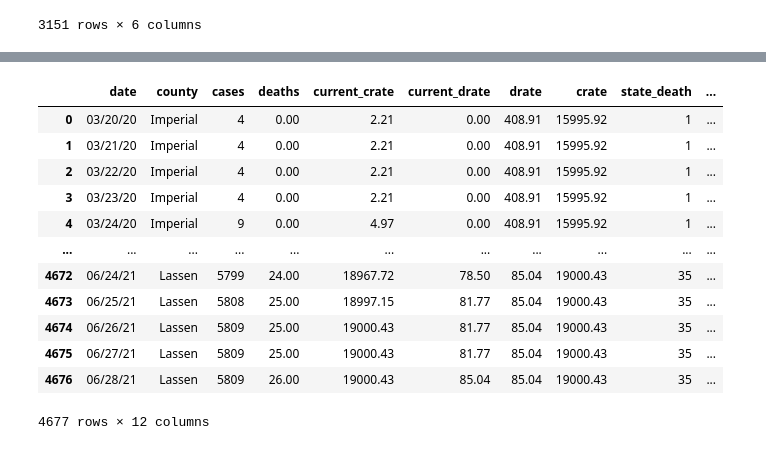
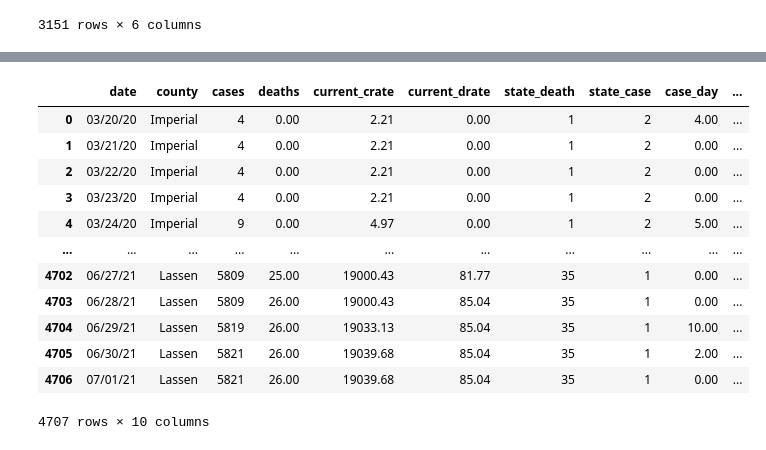
Before and after one commit to menlodoug/covid_crunching, a Jupyter notebook: pandas/COVID_USA.ipynb, the cells around one changed output, grey strips where cells are left out. Cells and saved outputs as stored; diff of their text form; code cells hidden in the pictures.

```diff
--- a/pandas/COVID_USA.ipynb
+++ b/pandas/COVID_USA.ipynb
@@ -94,7 +94,7 @@ counties
 # %%
 # Isolate data from most current day.
 
-counties_us = counties[(counties['date'] == '2021-06-28') & (counties['Region'] == 'County')]
+counties_us = counties[(counties['date'] == '2021-07-01') & (counties['Region'] == 'County')]
 counties_us
 # %% [output]
 |  | date | county | state | cases | deaths | FIPStxt | State2 | Region | population | current_crate | ... |
@@ -247,7 +247,7 @@ usa.to_csv('daily_covid_us.csv', index=False)
 # %%
 # Filter California data to show only numbers for today
 
-counties_cal = usa[(usa['date'] == '2021-06-28') & (usa['state'] == 'California')]
+counties_cal = usa[(usa['date'] == '2021-07-01') & (usa['state'] == 'California')]
 counties_cal
 # %% [output]
 |  | date | county | state | cases | deaths | FIPStxt | State2 | Region | population | current_crate | ... |
@@ -314,25 +314,25 @@ See the caveats in the documentation: https://pandas.pydata.org/pandas-docs/stab
 # %%
 # Create dataframe with historical data for Top 10 counties based on current case rate
 
 top10c_df = top10_ca_case_rates[['county', 'state']]
 top10_ca_case_df = pd.merge(usa, top10c_df, on=['county', 'state'])
 top10_ca_case_df['date'] = pd.to_datetime(top10_ca_case_df['date']).dt.strftime('%m/%d/%y')
-top10_ca_case_df = top10_ca_case_df[['date', 'county','cases', 'deaths', 'current_crate', 'current_drate', 'drate', 'crate', 'state_death', 'state_case', 'case_day', 'death_day']]
+top10_ca_case_df = top10_ca_case_df[['date', 'county','cases', 'deaths', 'current_crate', 'current_drate', 'state_death', 'state_case', 'case_day', 'death_day']]
 top10_ca_case_df
 # %% [output]
-|  | date | county | cases | deaths | current_crate | current_drate | drate | crate | state_death | ... |
-| 0 | 03/20/20 | Imperial | 4 | 0.00 | 2.21 | 0.00 | 408.91 | 15995.92 | 1 | ... |
-| 1 | 03/21/20 | Imperial | 4 | 0.00 | 2.21 | 0.00 | 408.91 | 15995.92 | 1 | ... |
-| 2 | 03/22/20 | Imperial | 4 | 0.00 | 2.21 | 0.00 | 408.91 | 15995.92 | 1 | ... |
-| 3 | 03/23/20 | Imperial | 4 | 0.00 | 2.21 | 0.00 | 408.91 | 15995.92 | 1 | ... |
-| 4 | 03/24/20 | Imperial | 9 | 0.00 | 4.97 | 0.00 | 408.91 | 15995.92 | 1 | ... |
+|  | date | county | cases | deaths | current_crate | current_drate | state_death | state_case | case_day | ... |
+| 0 | 03/20/20 | Imperial | 4 | 0.00 | 2.21 | 0.00 | 1 | 2 | 4.00 | ... |
+| 1 | 03/21/20 | Imperial | 4 | 0.00 | 2.21 | 0.00 | 1 | 2 | 0.00 | ... |
+| 2 | 03/22/20 | Imperial | 4 | 0.00 | 2.21 | 0.00 | 1 | 2 | 0.00 | ... |
+| 3 | 03/23/20 | Imperial | 4 | 0.00 | 2.21 | 0.00 | 1 | 2 | 0.00 | ... |
+| 4 | 03/24/20 | Imperial | 9 | 0.00 | 4.97 | 0.00 | 1 | 2 | 5.00 | ... |
 | ... | ... | ... | ... | ... | ... | ... | ... | ... | ... | ... |
-| 4672 | 06/24/21 | Lassen | 5799 | 24.00 | 18967.72 | 78.50 | 85.04 | 19000.43 | 35 | ... |
-| 4673 | 06/25/21 | Lassen | 5808 | 25.00 | 18997.15 | 81.77 | 85.04 | 19000.43 | 35 | ... |
-| 4674 | 06/26/21 | Lassen | 5809 | 25.00 | 19000.43 | 81.77 | 85.04 | 19000.43 | 35 | ... |
-| 4675 | 06/27/21 | Lassen | 5809 | 25.00 | 19000.43 | 81.77 | 85.04 | 19000.43 | 35 | ... |
-| 4676 | 06/28/21 | Lassen | 5809 | 26.00 | 19000.43 | 85.04 | 85.04 | 19000.43 | 35 | ... |
+| 4702 | 06/27/21 | Lassen | 5809 | 25.00 | 19000.43 | 81.77 | 35 | 1 | 0.00 | ... |
+| 4703 | 06/28/21 | Lassen | 5809 | 26.00 | 19000.43 | 85.04 | 35 | 1 | 0.00 | ... |
+| 4704 | 06/29/21 | Lassen | 5819 | 26.00 | 19033.13 | 85.04 | 35 | 1 | 10.00 | ... |
+| 4705 | 06/30/21 | Lassen | 5821 | 26.00 | 19039.68 | 85.04 | 35 | 1 | 2.00 | ... |
+| 4706 | 07/01/21 | Lassen | 5821 | 26.00 | 19039.68 | 85.04 | 35 | 1 | 0.00 | ... |
-4677 rows × 12 columns
+4707 rows × 10 columns
 # %%
 # Create dataframe with historical data for Top 10 counties based on current death rate
 
```
Also changed, not shown: parts of 14 cells of this notebook, 45 other files.
